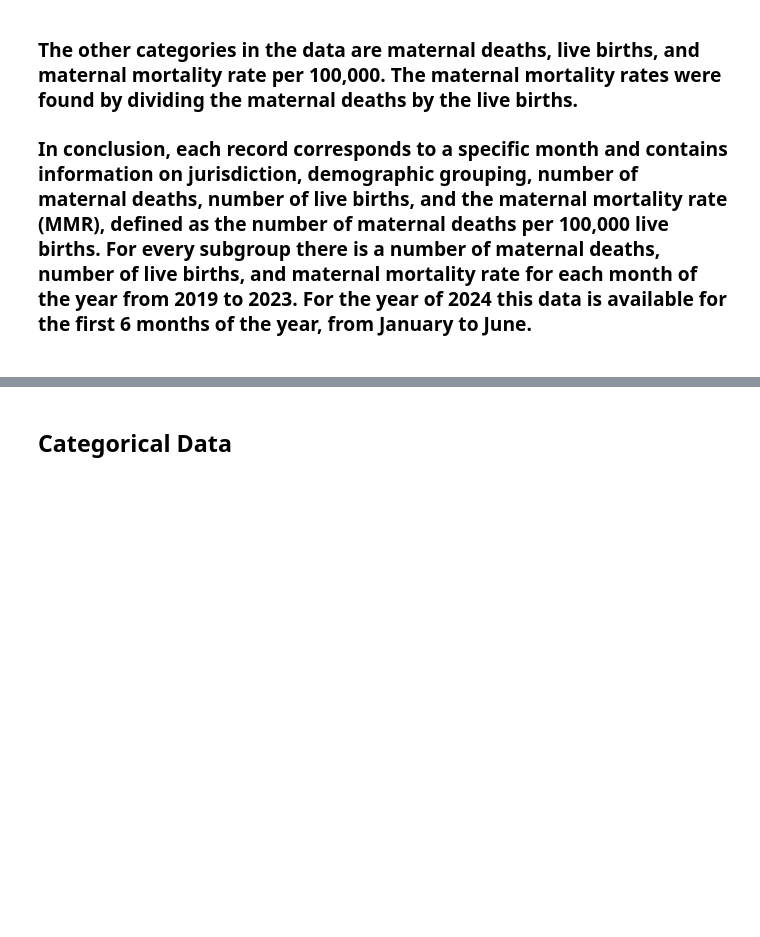
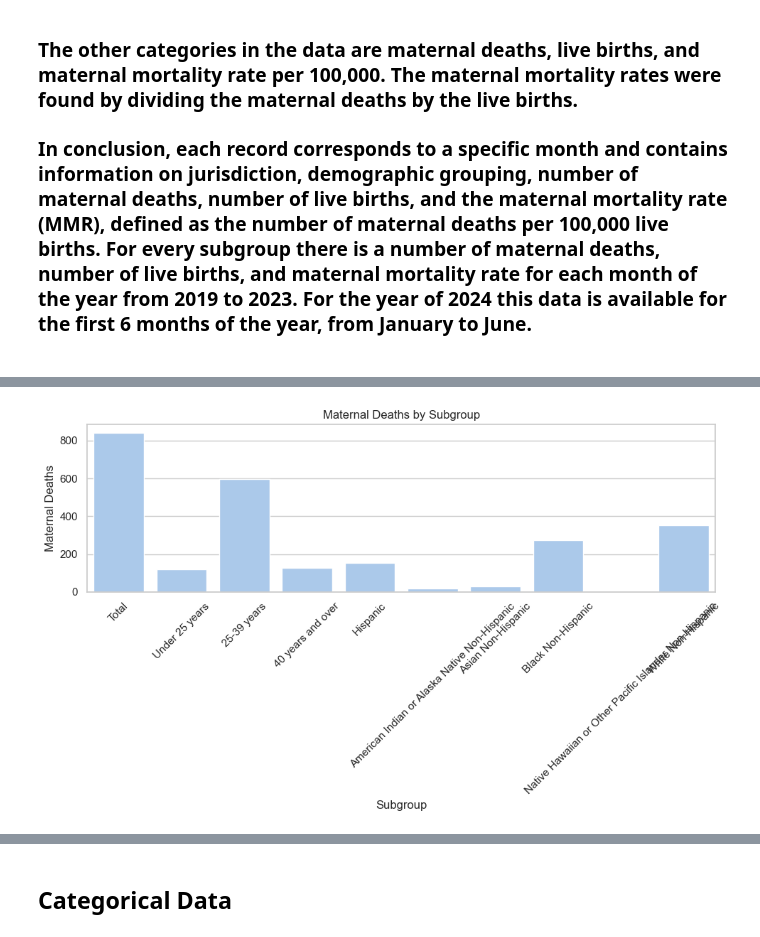
Before and after one commit to anaboulay/PUBH1142, a Jupyter notebook: PUBH 1142 maternal health project.ipynb, the cells around one changed output, grey strips where cells are left out. Saved outputs shown, nothing was run; the diff lists cells and outputs as text; code cells hidden in the pictures; blank space fills up the shorter version.

```diff
--- a/PUBH 1142 maternal health project.ipynb
+++ b/PUBH 1142 maternal health project.ipynb
@@ -23,0 +149,28 @@
+# %%
+# Import csv file
+maternal = pd.read_csv('maternal data #1.csv')
+
+# Make a bar chart of the number of maternal deaths for each subgroup
+import matplotlib.pyplot as plt
+import pandas as pd
+import seaborn as sns
+import numpy as np
+# Set the style of seaborn
+sns.set(style="whitegrid")
+# Set the figure size
+plt.figure(figsize=(10, 6))
+# Set the color palette
+sns.set_palette("pastel")
+# Create a bar plot
+sns.barplot(x='Subgroup', y='Maternal Deaths', data=maternal, errorbar=None)
+# Set the title and labels
+plt.title('Maternal Deaths by Subgroup')
+plt.xlabel('Subgroup')
+plt.ylabel('Maternal Deaths')
+# Rotate the x-axis labels
+plt.xticks(rotation=45)
+# Show the plot
+plt.tight_layout()
+plt.show()
+# %% [output]
+[figure, added]
```
Also changed, not shown: parts of 9 cells of this notebook.
